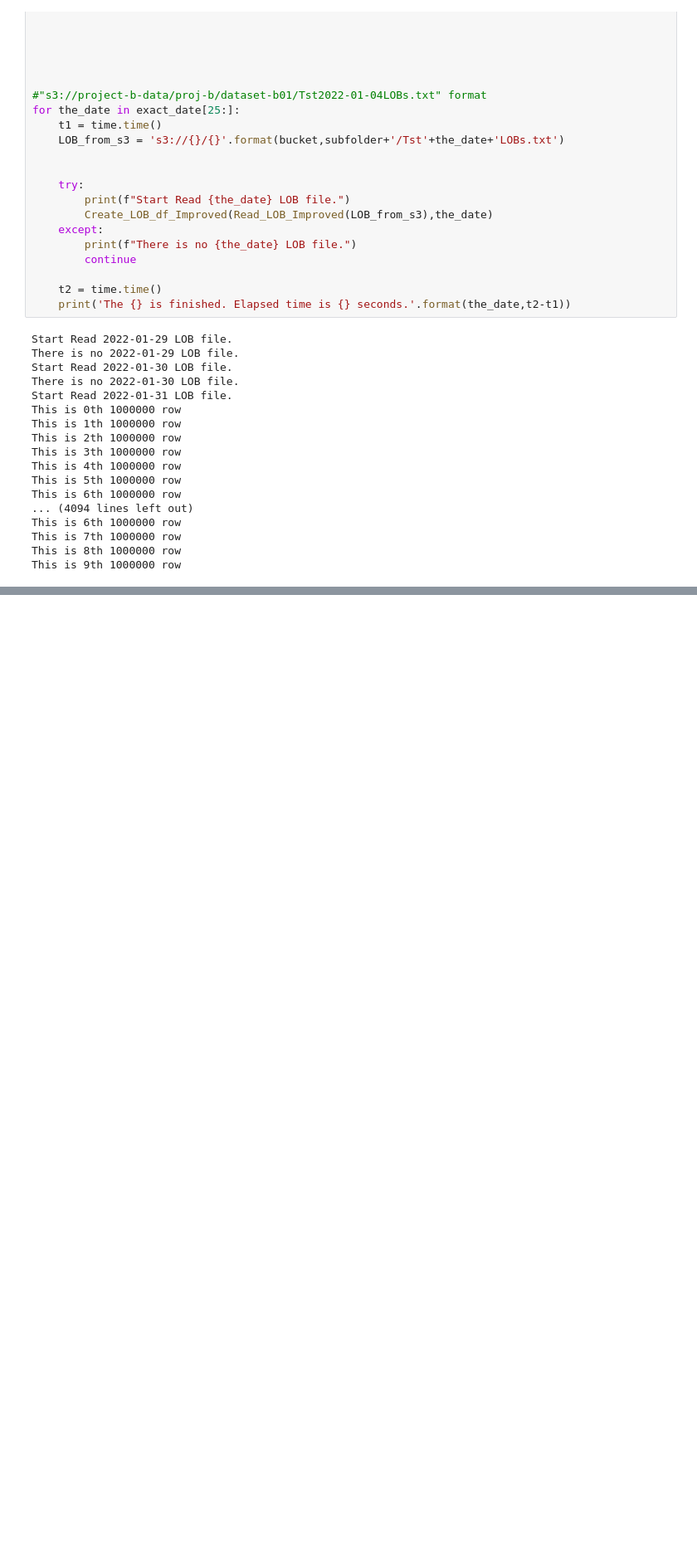
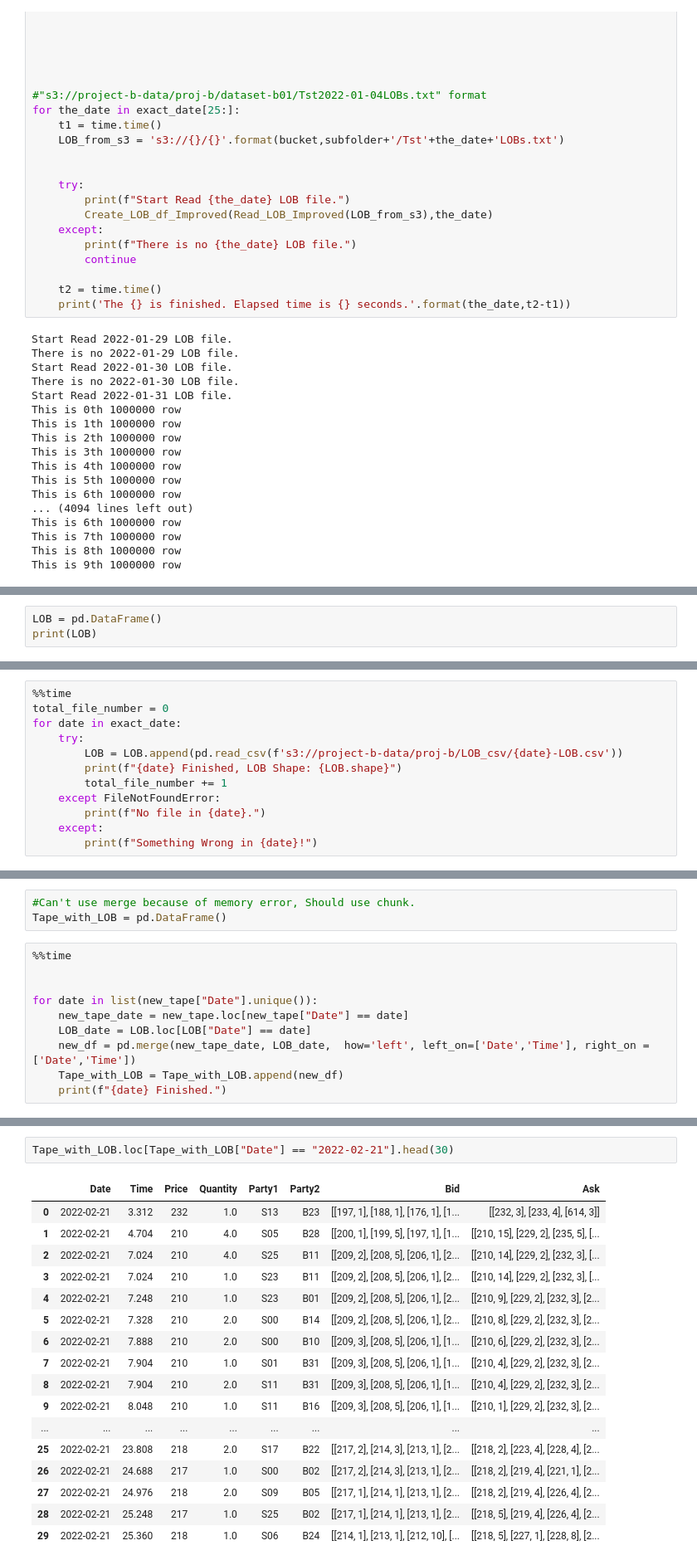
Before and after one commit to data-science-mini-project26/Mini_Project, a Jupyter notebook: Tianheng_Zhou/Tianheng-Zhou-Data-Restore.ipynb, the cells around one changed output, grey strips where cells are left out. Shown at 83% size. Cells and saved outputs as stored; diff of their text form; blank space fills up the shorter version.

```diff
--- a/Tianheng_Zhou/Tianheng-Zhou-Data-Restore.ipynb
+++ b/Tianheng_Zhou/Tianheng-Zhou-Data-Restore.ipynb
@@ -457,0 +548,3 @@ This is 9th 1000000 row
+# %%
+LOB = pd.DataFrame()
+print(LOB)
@@ -457,0 +555,12 @@ This is 9th 1000000 row
+# %%
+%%time
+total_file_number = 0
+for date in exact_date:
+    try:
+        LOB = LOB.append(pd.read_csv(f's3://project-b-data/proj-b/LOB_csv/{date}-LOB.csv'))
+        print(f"{date} Finished, LOB Shape: {LOB.shape}")
+        total_file_number += 1
+    except FileNotFoundError:
+        print(f"No file in {date}.")
+    except:
+        print(f"Something Wrong in {date}!")
@@ -457,0 +616,13 @@ This is 9th 1000000 row
+# %%
+#Can't use merge because of memory error, Should use chunk.
+Tape_with_LOB = pd.DataFrame()
+# %%
+%%time
+
+
+for date in list(new_tape["Date"].unique()):
+    new_tape_date = new_tape.loc[new_tape["Date"] == date]
+    LOB_date = LOB.loc[LOB["Date"] == date]
+    new_df = pd.merge(new_tape_date, LOB_date,  how='left', left_on=['Date','Time'], right_on = ['Date','Time'])
+    Tape_with_LOB = Tape_with_LOB.append(new_df)
+    print(f"{date} Finished.")
@@ -457,0 +663,20 @@ This is 9th 1000000 row
+# %%
+Tape_with_LOB.loc[Tape_with_LOB["Date"] == "2022-02-21"].head(30)
+# %% [output]
+|  | Date | Time | Price | Quantity | Party1 | Party2 | Bid | Ask |
+| 0 | 2022-02-21 | 3.312 | 232 | 1.0 | S13 | B23 | [[197, 1], [188, 1], [176, 1], [1... | [[232, 3], [233, 4], [614, 3]] |
+| 1 | 2022-02-21 | 4.704 | 210 | 4.0 | S05 | B28 | [[200, 1], [199, 5], [197, 1], [1... | [[210, 15], [229, 2], [235, 5], [... |
+| 2 | 2022-02-21 | 7.024 | 210 | 4.0 | S25 | B11 | [[209, 2], [208, 5], [206, 1], [2... | [[210, 14], [229, 2], [232, 3], [... |
+| 3 | 2022-02-21 | 7.024 | 210 | 1.0 | S23 | B11 | [[209, 2], [208, 5], [206, 1], [2... | [[210, 14], [229, 2], [232, 3], [... |
+| 4 | 2022-02-21 | 7.248 | 210 | 1.0 | S23 | B01 | [[209, 2], [208, 5], [206, 1], [2... | [[210, 9], [229, 2], [232, 3], [2... |
+| 5 | 2022-02-21 | 7.328 | 210 | 2.0 | S00 | B14 | [[209, 2], [208, 5], [206, 1], [2... | [[210, 8], [229, 2], [232, 3], [2... |
+| 6 | 2022-02-21 | 7.888 | 210 | 2.0 | S00 | B10 | [[209, 3], [208, 5], [206, 1], [1... | [[210, 6], [229, 2], [232, 3], [2... |
+| 7 | 2022-02-21 | 7.904 | 210 | 1.0 | S01 | B31 | [[209, 3], [208, 5], [206, 1], [1... | [[210, 4], [229, 2], [232, 3], [2... |
+| 8 | 2022-02-21 | 7.904 | 210 | 2.0 | S11 | B31 | [[209, 3], [208, 5], [206, 1], [1... | [[210, 4], [229, 2], [232, 3], [2... |
+| 9 | 2022-02-21 | 8.048 | 210 | 1.0 | S11 | B16 | [[209, 3], [208, 5], [206, 1], [1... | [[210, 1], [229, 2], [232, 3], [2... |
+| ... | ... | ... | ... | ... | ... | ... | ... | ... |
+| 25 | 2022-02-21 | 23.808 | 218 | 2.0 | S17 | B22 | [[217, 2], [214, 3], [213, 1], [2... | [[218, 2], [223, 4], [228, 4], [2... |
+| 26 | 2022-02-21 | 24.688 | 217 | 1.0 | S00 | B02 | [[217, 2], [214, 3], [213, 1], [2... | [[218, 2], [219, 4], [221, 1], [2... |
+| 27 | 2022-02-21 | 24.976 | 218 | 2.0 | S09 | B05 | [[217, 1], [214, 1], [213, 1], [2... | [[218, 2], [219, 4], [226, 4], [2... |
+| 28 | 2022-02-21 | 25.248 | 217 | 1.0 | S25 | B02 | [[217, 1], [214, 1], [213, 1], [2... | [[218, 5], [219, 4], [226, 4], [2... |
+| 29 | 2022-02-21 | 25.360 | 218 | 1.0 | S06 | B24 | [[214, 1], [213, 1], [212, 10], [... | [[218, 5], [227, 1], [228, 8], [2... |
```
Also changed, not shown: parts of 62 cells of this notebook.
